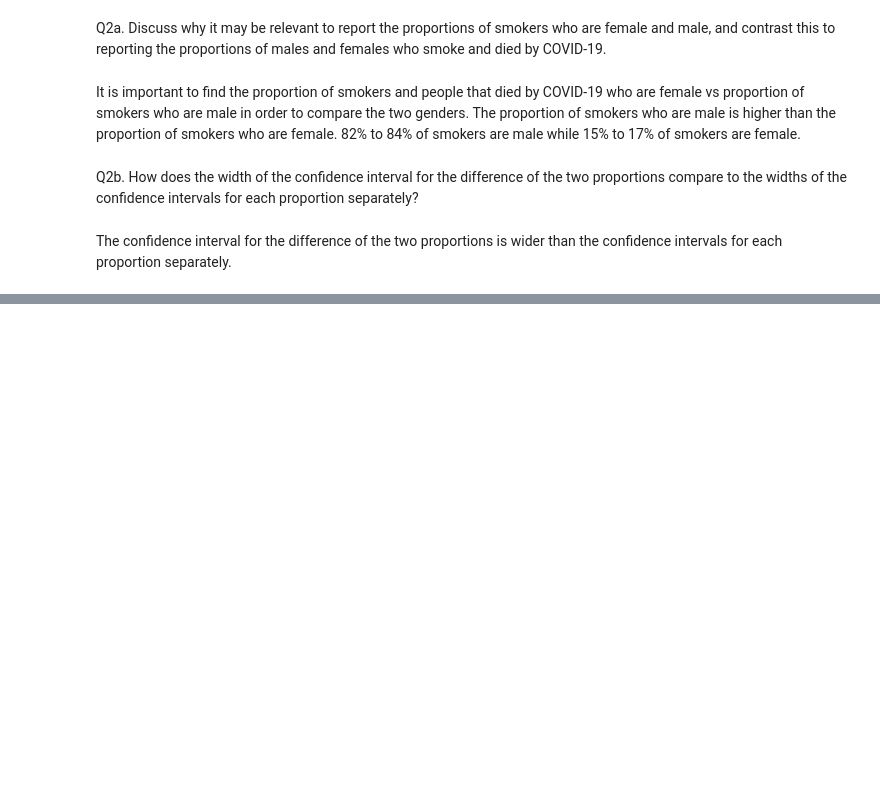
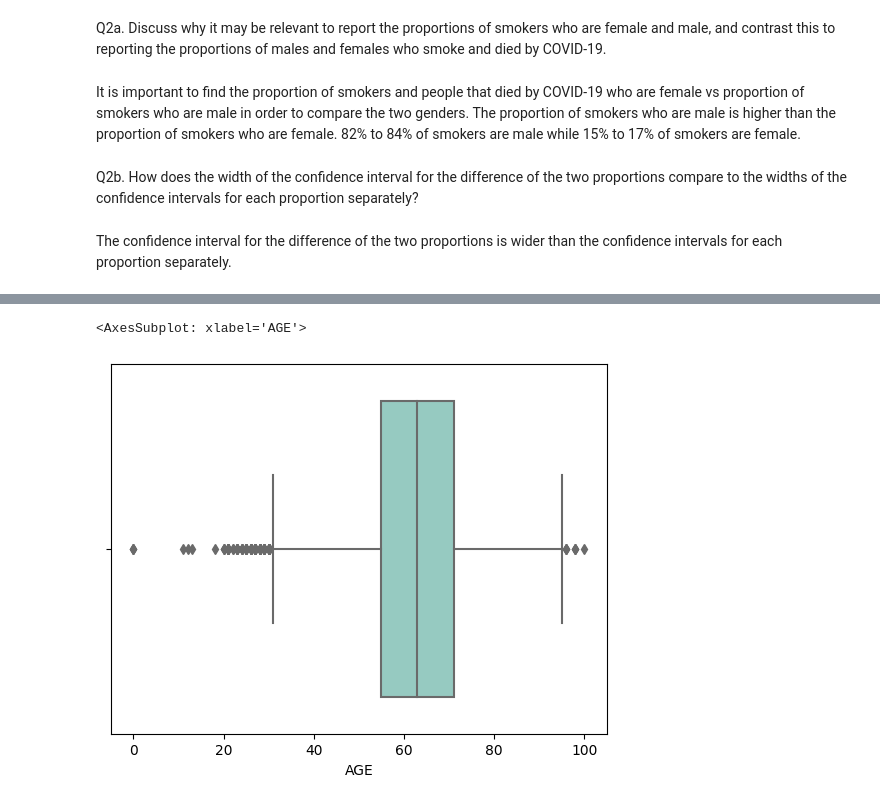
Before and after one commit to joshoandres13/COVID19, a Jupyter notebook: COVIDanalysis.ipynb, the cells around one changed output, grey strips where cells are left out. Drawn from its saved outputs; the diff is of its cells as text; code cells hidden in the pictures; blank space fills up the shorter version.

Commit message:
Graphics

```diff
--- a/COVIDanalysis.ipynb
+++ b/COVIDanalysis.ipynb
@@ -6,8 +6,7 @@ import matplotlib.pyplot as plt
 import seaborn as sns
 import statsmodels.api as sm
 from statsmodels.stats.proportion import proportion_confint
-
-sns.set_palette("Set3")
+sns.set_theme(style="whitegrid")
 # %%
 df = pd.read_csv('dataset/covid19.csv',sep=',',
                  usecols=['PATIENT_TYPE','SEX','AGE','PNEUMONIA','COPD','ASTHMA','INMSUPR',
@@ -400,6 +395,10 @@ sm.stats.ttest_ind(Male_SMOKE_COVID_died, Female_SMOKE_COVID_died)
 # %%
+diabetes_age_covid = df[(df['DIABETES'] == 1) & (df['DATE_DIED'] == 1)]['AGE']
+diabetes_age_covid = diabetes_age_covid[~diabetes_age_covid.isna()]
+diabetes_age_covid.reset_index(inplace=True,drop=True)
+print(diabetes_age_covid)
 
-Female_SMOKE_COVID_died = df[(df['SEX']==1) & (df['TOBACCO']==1)]['DATE_DIED']
-Female_SMOKE_COVID_died.reset_index(inplace=True,drop=True)
-Male_SMOKE_COVID_died = df[(df['SEX']==0) & (df['TOBACCO']==1)]['DATE_DIED']
-Male_SMOKE_COVID_died.reset_index(inplace=True,drop=True)
+no_diabetes_age_covid = df[(df['DIABETES'] == 0) & (df['DATE_DIED'] == 1)]['AGE']
+no_diabetes_age_covid = no_diabetes_age_covid[~no_diabetes_age_covid.isna()]
+no_diabetes_age_covid.reset_index(inplace=True,drop=True)
+print(no_diabetes_age_covid)
@@ -405,0 +463,5 @@ Male_SMOKE_COVID_died.reset_index(inplace=True,drop=True)
+# %%
+sns.boxplot(x=diabetes_age_covid)
+# %% [output]
+<AxesSubplot: xlabel='AGE'>
+[figure, added]
```
Also changed, not shown: parts of 32 cells of this notebook, 1 other file.
